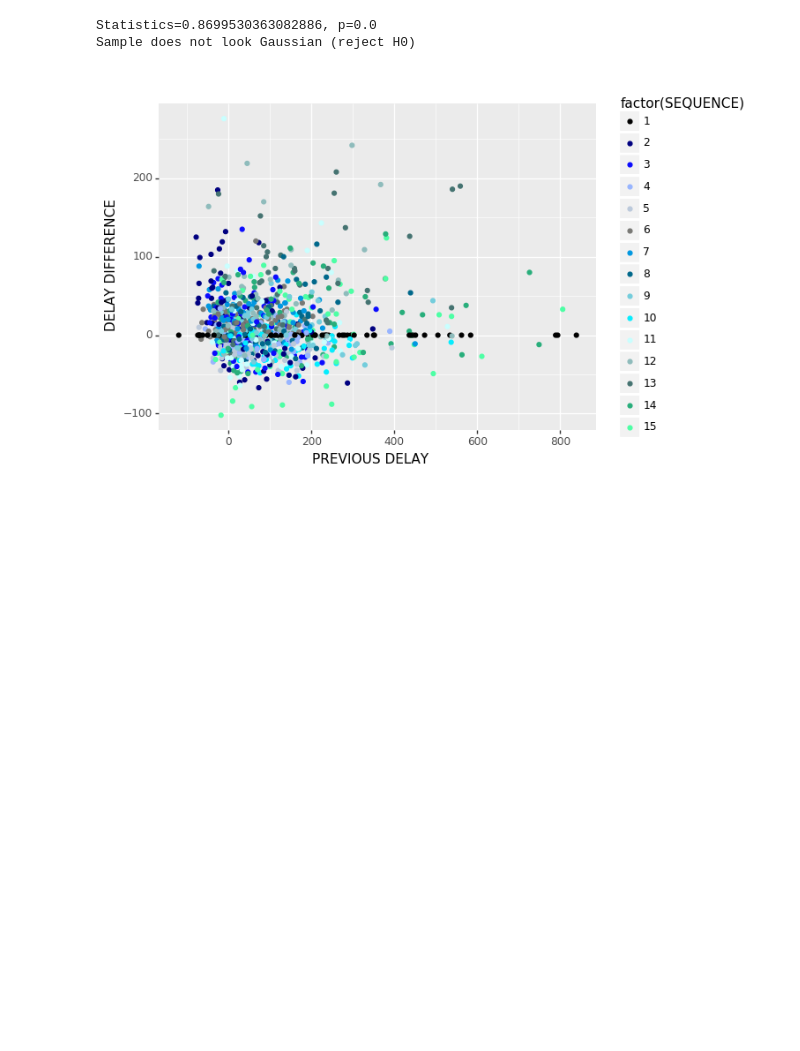
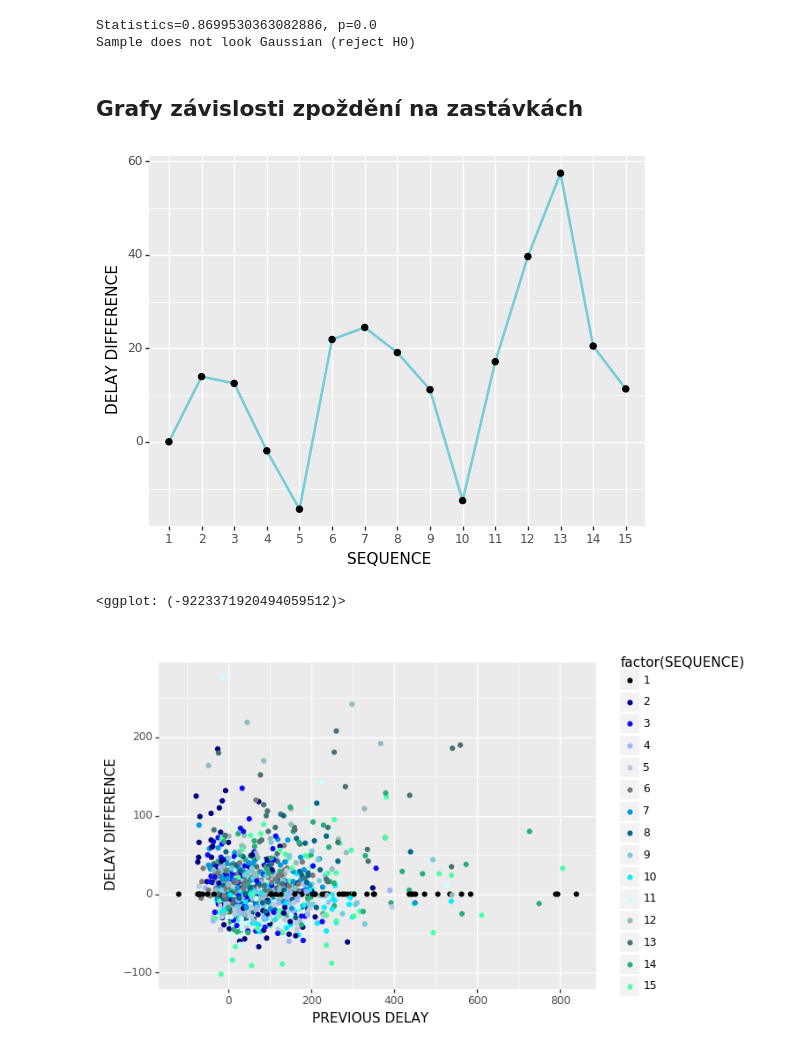
Before and after one commit to hrubajan/da_projekt_gol, a Jupyter notebook: graf_STAT.ipynb, the cells around one changed output. Saved outputs shown, nothing was run; the diff lists cells and outputs as text; code cells hidden in the pictures; blank space fills up the shorter version.

```diff
--- a/graf_STAT.ipynb
+++ b/graf_STAT.ipynb
@@ -133,6 +151,24 @@ else:
 # %% [output]
 Statistics=0.8699530363082886, p=0.0
 Sample does not look Gaussian (reject H0)
+# %% [markdown]
+## **Grafy závislosti zpoždění na zastávkách**
+# %%
+avg_delay_for_stop = bebe.groupby(['SEQUENCE'])[['DIFF_DELAY']].mean()
+avg_delay_for_stop = avg_delay_for_stop.reset_index()
+
+plot_poin_delay_stop = ggplot(avg_delay_for_stop, aes(x='SEQUENCE', y='DIFF_DELAY')) + \
+    geom_point() + \
+    geom_line() + \
+    geom_line(color='#74CDDC',size=1) + \
+    geom_point(size=2) + \
+    scale_x_discrete(limits=(1, 2, 3, 4, 5, 6, 7, 8, 9, 10, 11, 12, 13, 14, 15)) + \
+    xlab("SEQUENCE") + \
+    ylab("DELAY DIFFERENCE")
+plot_poin_delay_stop
+# %% [output]
+[figure, added]
+<ggplot: (-9223371920494059512)>
 # %%
 # zavislost zpozdeni z predchozi zastavky na rozdilu ve zpozdeni na urovni vsech zastavek
 plot_point1 = ggplot(bebe,(aes(x='PREV_DELAY', y='DIFF_DELAY',color = 'factor(SEQUENCE)'))) + \
```
Also changed, not shown: parts of 28 cells of this notebook, 4 other files.
